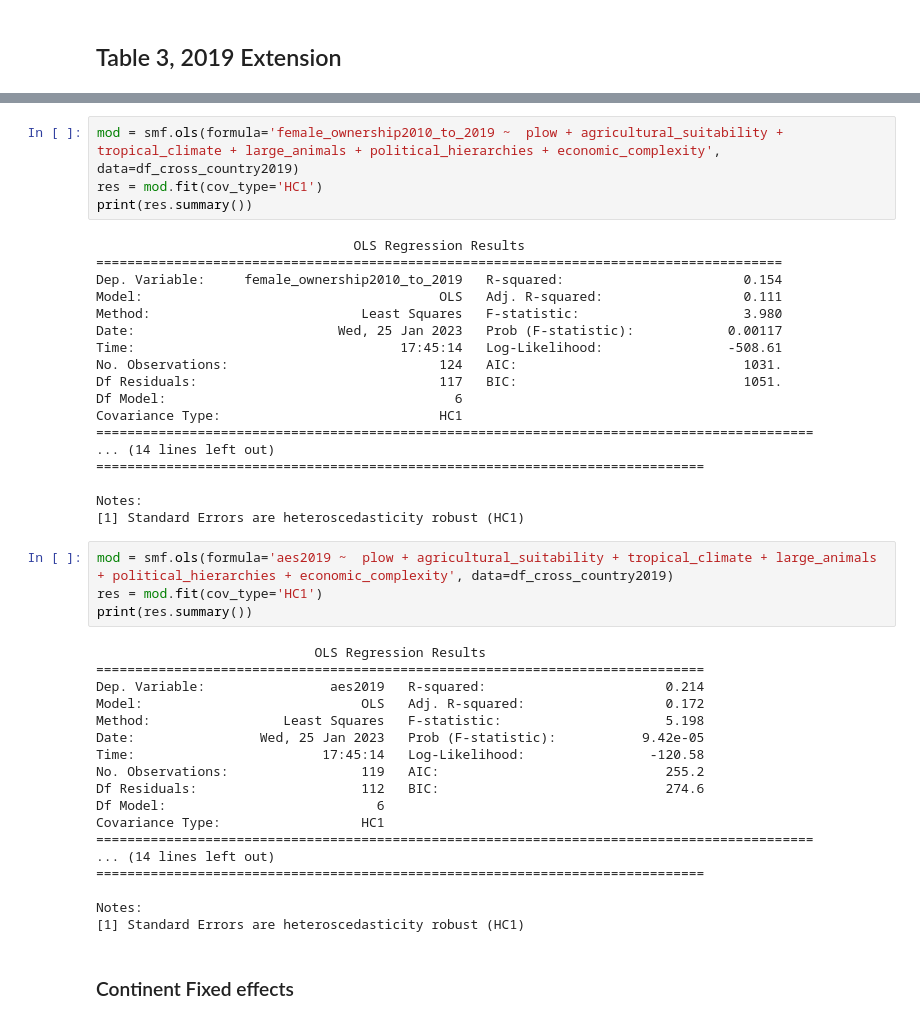
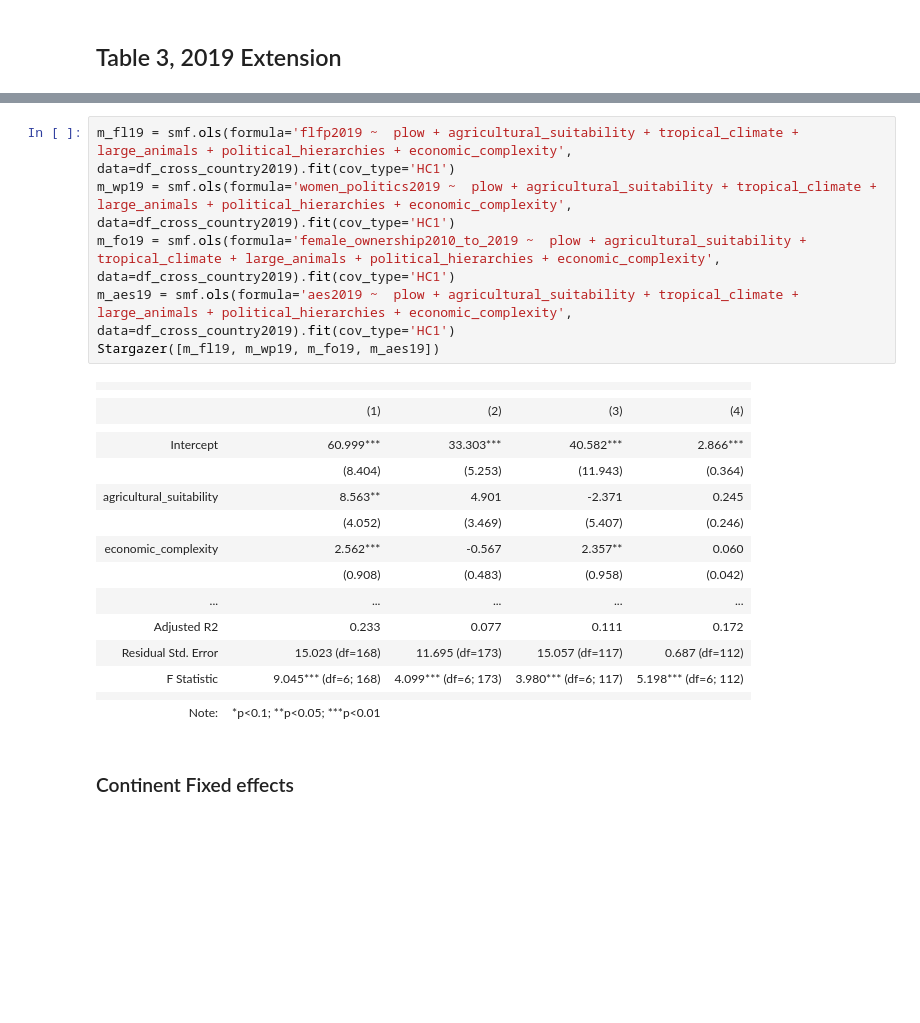
Before and after one commit to rureddish/EPFL_MGT-494_Paper_Extension, a Jupyter notebook: explore.ipynb, the cells around one changed output, grey strips where cells are left out. Cells and saved outputs as stored; diff of their text form; blank space fills up the shorter version.

```diff
--- a/explore.ipynb
+++ b/explore.ipynb
@@ -865,46 +718,25 @@ Notes:
-# %%
-mod = smf.ols(formula='female_ownership2010_to_2019 ~  plow + agricultural_suitability + tropical_climate + large_animals + political_hierarchies + economic_complexity', data=df_cross_country2019)
-res = mod.fit(cov_type='HC1')
-print(res.summary())
-# %% [output]
-                                 OLS Regression Results
-========================================================================================
-Dep. Variable:     female_ownership2010_to_2019   R-squared:                       0.154
-Model:                                      OLS   Adj. R-squared:                  0.111
-Method:                           Least Squares   F-statistic:                     3.980
-Date:                          Wed, 25 Jan 2023   Prob (F-statistic):            0.00117
-Time:                                  17:45:14   Log-Likelihood:                -508.61
-No. Observations:                           124   AIC:                             1031.
-Df Residuals:                               117   BIC:                             1051.
-Df Model:                                     6
-Covariance Type:                            HC1
-============================================================================================
-... (14 lines left out)
-==============================================================================
-
-Notes:
-[1] Standard Errors are heteroscedasticity robust (HC1)
-# %%
-mod = smf.ols(formula='aes2019 ~  plow + agricultural_suitability + tropical_climate + large_animals + political_hierarchies + economic_complexity', data=df_cross_country2019)
-res = mod.fit(cov_type='HC1')
-print(res.summary())
-# %% [output]
-                            OLS Regression Results
-==============================================================================
-Dep. Variable:                aes2019   R-squared:                       0.214
-Model:                            OLS   Adj. R-squared:                  0.172
-Method:                 Least Squares   F-statistic:                     5.198
-Date:                Wed, 25 Jan 2023   Prob (F-statistic):           9.42e-05
-Time:                        17:45:14   Log-Likelihood:                -120.58
-No. Observations:                 119   AIC:                             255.2
-Df Residuals:                     112   BIC:                             274.6
-Df Model:                           6
-Covariance Type:                  HC1
-============================================================================================
-... (14 lines left out)
-==============================================================================
-
-Notes:
-[1] Standard Errors are heteroscedasticity robust (HC1)
+# %%
+m_fl19 = smf.ols(formula='flfp2019 ~  plow + agricultural_suitability + tropical_climate + large_animals + political_hierarchies + economic_complexity', data=df_cross_country2019).fit(cov_type='HC1')
+m_wp19 = smf.ols(formula='women_politics2019 ~  plow + agricultural_suitability + tropical_climate + large_animals + political_hierarchies + economic_complexity', data=df_cross_country2019).fit(cov_type='HC1')
+m_fo19 = smf.ols(formula='female_ownership2010_to_2019 ~  plow + agricultural_suitability + tropical_climate + large_animals + political_hierarchies + economic_complexity', data=df_cross_country2019).fit(cov_type='HC1')
+m_aes19 = smf.ols(formula='aes2019 ~  plow + agricultural_suitability + tropical_climate + large_animals + political_hierarchies + economic_complexity', data=df_cross_country2019).fit(cov_type='HC1')
+Stargazer([m_fl19, m_wp19, m_fo19, m_aes19])
+# %% [output]
+|  |  |  |  |  |
+|  |
+|  | (1) | (2) | (3) | (4) |
+|  |  |  |  |  |
+| Intercept | 60.999*** | 33.303*** | 40.582*** | 2.866*** |
+|  | (8.404) | (5.253) | (11.943) | (0.364) |
+| agricultural_suitability | 8.563** | 4.901 | -2.371 | 0.245 |
+|  | (4.052) | (3.469) | (5.407) | (0.246) |
+| economic_complexity | 2.562*** | -0.567 | 2.357** | 0.060 |
+|  | (0.908) | (0.483) | (0.958) | (0.042) |
+| ... | ... | ... | ... | ... |
+| Adjusted R2 | 0.233 | 0.077 | 0.111 | 0.172 |
+| Residual Std. Error | 15.023 (df=168) | 11.695 (df=173) | 15.057 (df=117) | 0.687 (df=112) |
+| F Statistic | 9.045*** (df=6; 168) | 4.099*** (df=6; 173) | 3.980*** (df=6; 117) | 5.198*** (df=6; 112) |
+|  |  |  |  |  |
+| Note: | *p<0.1; **p<0.05; ***p<0.01 |  |  |  |
 # %% [markdown]
 ### Continent Fixed effects
```
Also changed, not shown: parts of 28 cells of this notebook.
